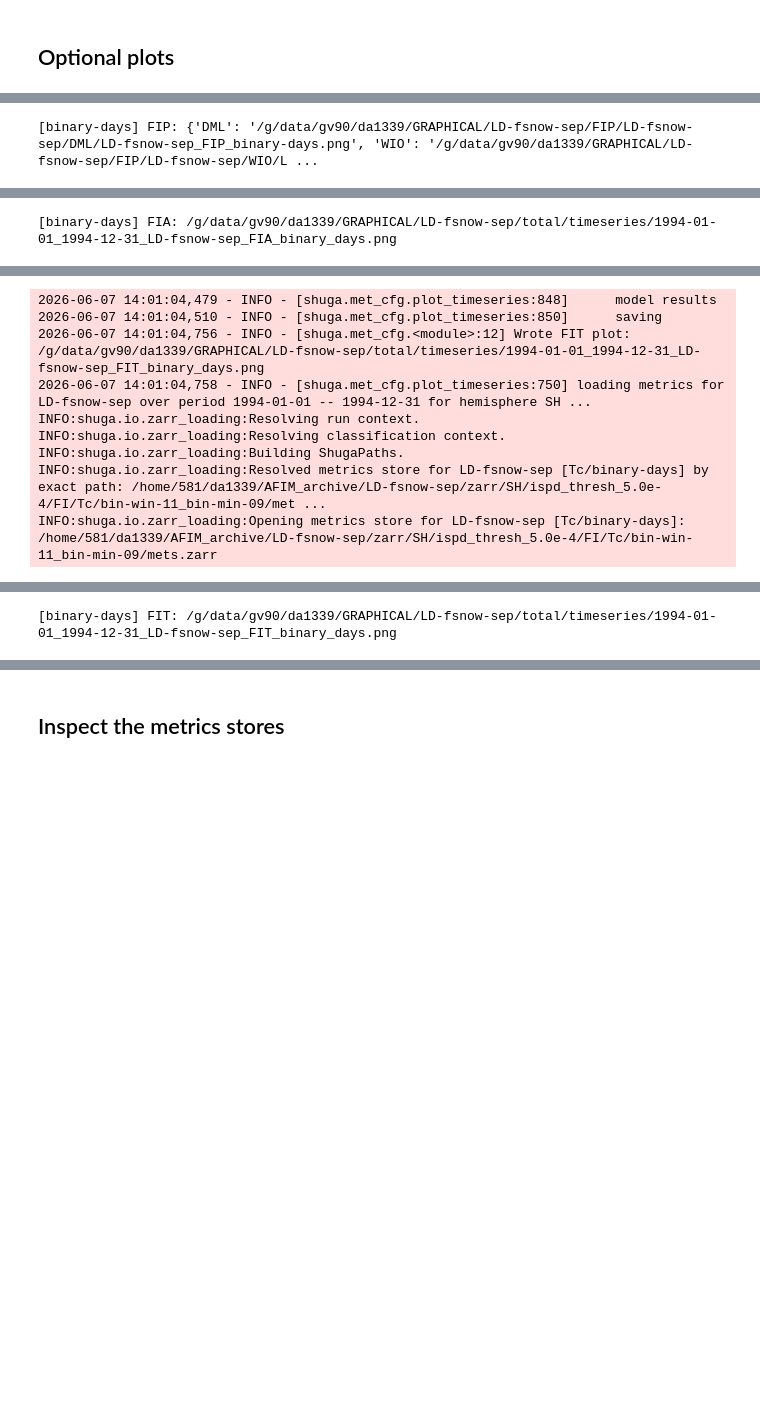
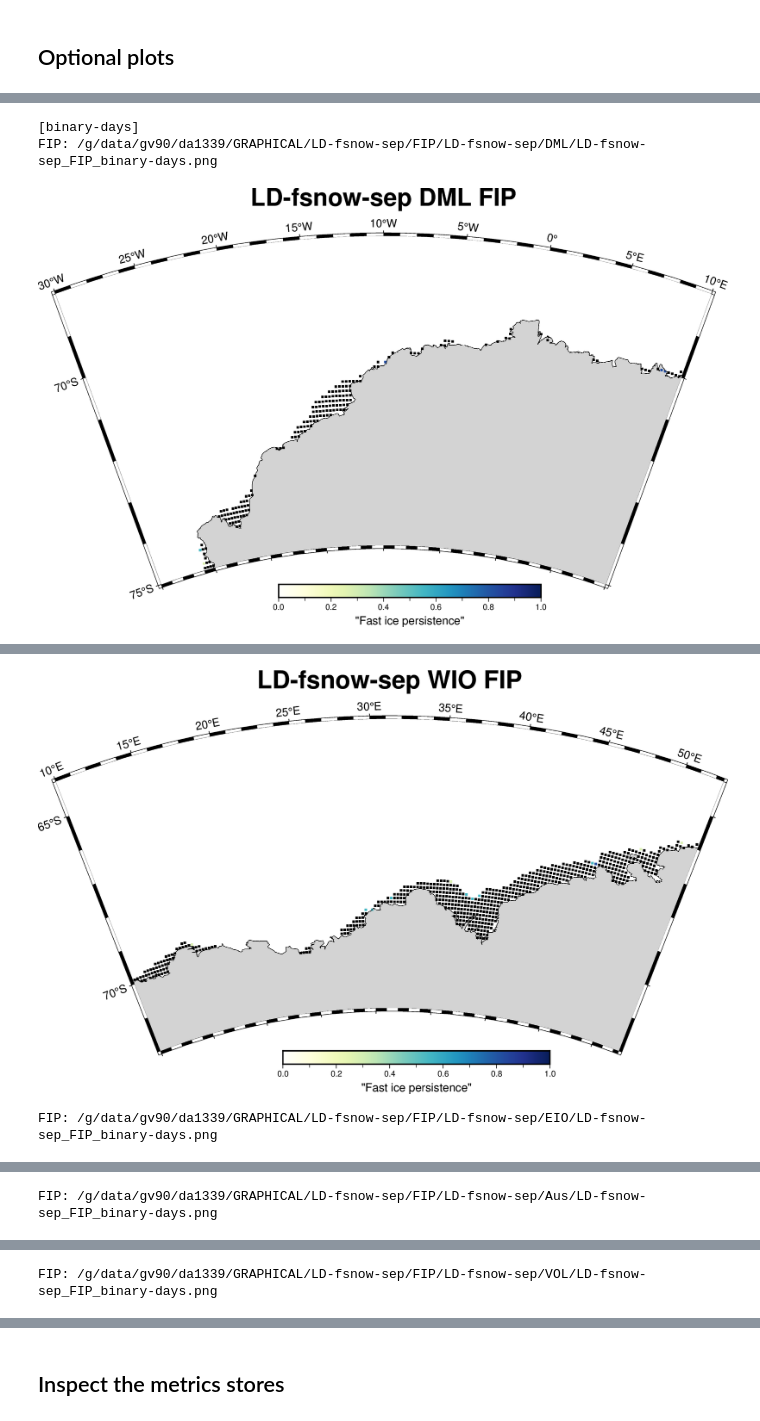
Before and after one commit to dpath2o/shuga, a Jupyter notebook: notebooks/compute_cice_metrics.ipynb, the cells around one changed output, grey strips where cells are left out. Drawn from its saved outputs; the diff is of its cells as text; code cells hidden in the pictures; blank space fills up the shorter version.

```diff
--- a/notebooks/compute_cice_metrics.ipynb
+++ b/notebooks/compute_cice_metrics.ipynb
@@ -225,7 +226,7 @@ for method in methods:
         P_pngs = plotter.plot_fip(method, region_name = FIP_REGION if FIP_REGION not in {None, "", "total"} else None)
         logger.info("Wrote FIP plot(s): %s", P_pngs)
         print(f"[{method}]")
-        for reg_name, P_png in P_pngs.items()
+        for reg_name, P_png in P_pngs.items():
             print(f"FIP: {P_png}")
             display(Image(filename = P_png))
     if PLOT_FIA:
@@ -256 +260,3 @@ for method in methods:
-[binary-days] FIP: {'DML': '/g/data/gv90/da1339/GRAPHICAL/LD-fsnow-sep/FIP/LD-fsnow-sep/DML/LD-fsnow-sep_FIP_binary-days.png', 'WIO': '/g/data/gv90/da1339/GRAPHICAL/LD-fsnow-sep/FIP/LD-fsnow-sep/WIO/L ...
+[binary-days]
+FIP: /g/data/gv90/da1339/GRAPHICAL/LD-fsnow-sep/FIP/LD-fsnow-sep/DML/LD-fsnow-sep_FIP_binary-days.png
+[figure, added]
@@ -274 +264,2 @@ INFO:shuga.io.zarr_loading:Opening metrics store for LD-fsnow-sep [Tc/binary-day
+[figure, added]
-[binary-days] FIA: /g/data/gv90/da1339/GRAPHICAL/LD-fsnow-sep/total/timeseries/1994-01-01_1994-12-31_LD-fsnow-sep_FIA_binary_days.png
+FIP: /g/data/gv90/da1339/GRAPHICAL/LD-fsnow-sep/FIP/LD-fsnow-sep/EIO/LD-fsnow-sep_FIP_binary-days.png
@@ -275,9 +267 @@ INFO:shuga.io.zarr_loading:Opening metrics store for LD-fsnow-sep [Tc/binary-day
-2026-06-07 14:01:04,479 - INFO - [shuga.met_cfg.plot_timeseries:848]      model results
-2026-06-07 14:01:04,510 - INFO - [shuga.met_cfg.plot_timeseries:850]      saving
-2026-06-07 14:01:04,756 - INFO - [shuga.met_cfg.<module>:12] Wrote FIT plot: /g/data/gv90/da1339/GRAPHICAL/LD-fsnow-sep/total/timeseries/1994-01-01_1994-12-31_LD-fsnow-sep_FIT_binary_days.png
-2026-06-07 14:01:04,758 - INFO - [shuga.met_cfg.plot_timeseries:750] loading metrics for LD-fsnow-sep over period 1994-01-01 -- 1994-12-31 for hemisphere SH ...
-INFO:shuga.io.zarr_loading:Resolving run context.
-INFO:shuga.io.zarr_loading:Resolving classification context.
-INFO:shuga.io.zarr_loading:Building ShugaPaths.
-INFO:shuga.io.zarr_loading:Resolved metrics store for LD-fsnow-sep [Tc/binary-days] by exact path: /home/581/da1339/AFIM_archive/LD-fsnow-sep/zarr/SH/ispd_thresh_5.0e-4/FI/Tc/bin-win-11_bin-min-09/met ...
-INFO:shuga.io.zarr_loading:Opening metrics store for LD-fsnow-sep [Tc/binary-days]: /home/581/da1339/AFIM_archive/LD-fsnow-sep/zarr/SH/ispd_thresh_5.0e-4/FI/Tc/bin-win-11_bin-min-09/mets.zarr
+FIP: /g/data/gv90/da1339/GRAPHICAL/LD-fsnow-sep/FIP/LD-fsnow-sep/Aus/LD-fsnow-sep_FIP_binary-days.png
@@ -284 +269 @@ INFO:shuga.io.zarr_loading:Opening metrics store for LD-fsnow-sep [Tc/binary-day
-[binary-days] FIT: /g/data/gv90/da1339/GRAPHICAL/LD-fsnow-sep/total/timeseries/1994-01-01_1994-12-31_LD-fsnow-sep_FIT_binary_days.png
+FIP: /g/data/gv90/da1339/GRAPHICAL/LD-fsnow-sep/FIP/LD-fsnow-sep/VOL/LD-fsnow-sep_FIP_binary-days.png
```
Also changed, not shown: parts of 2 cells of this notebook, 36 other files.
